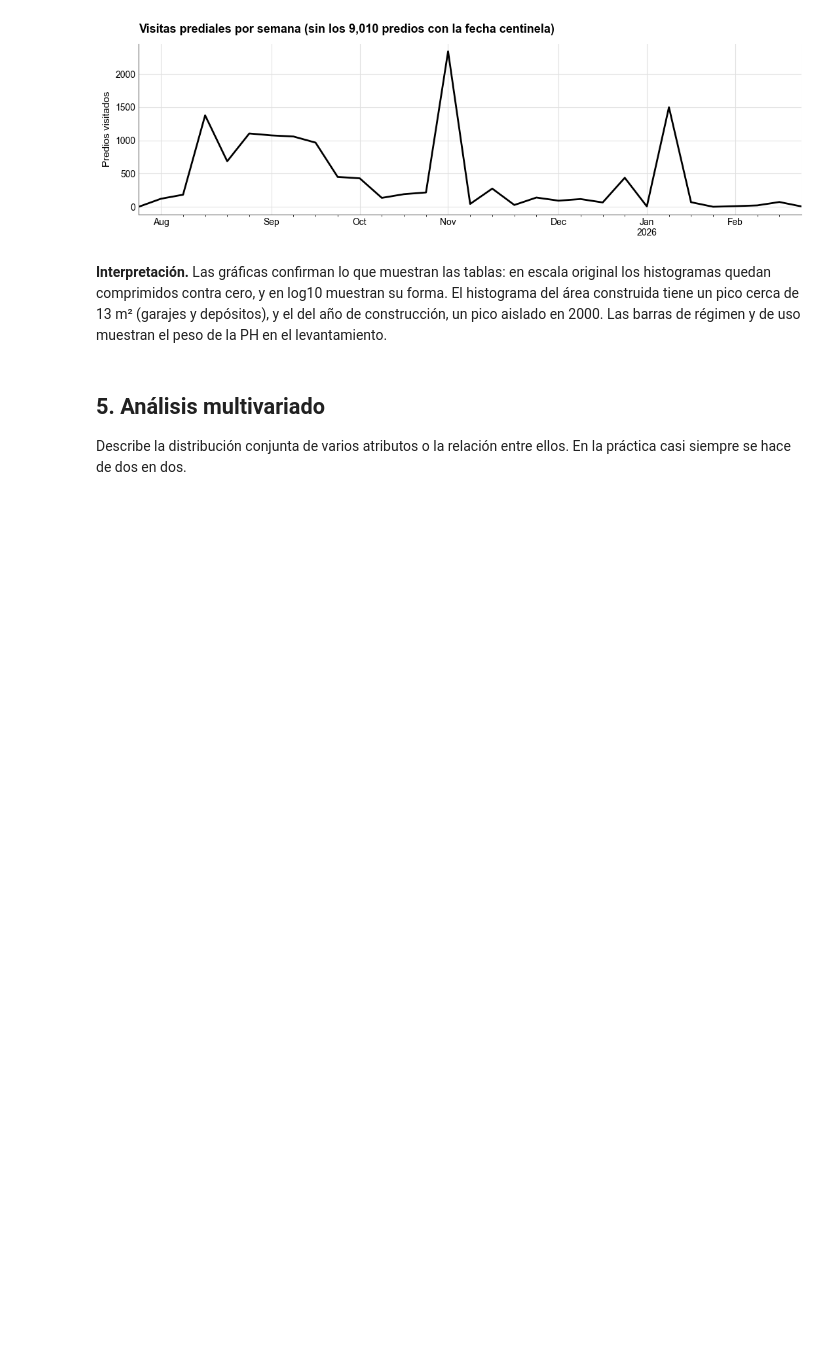
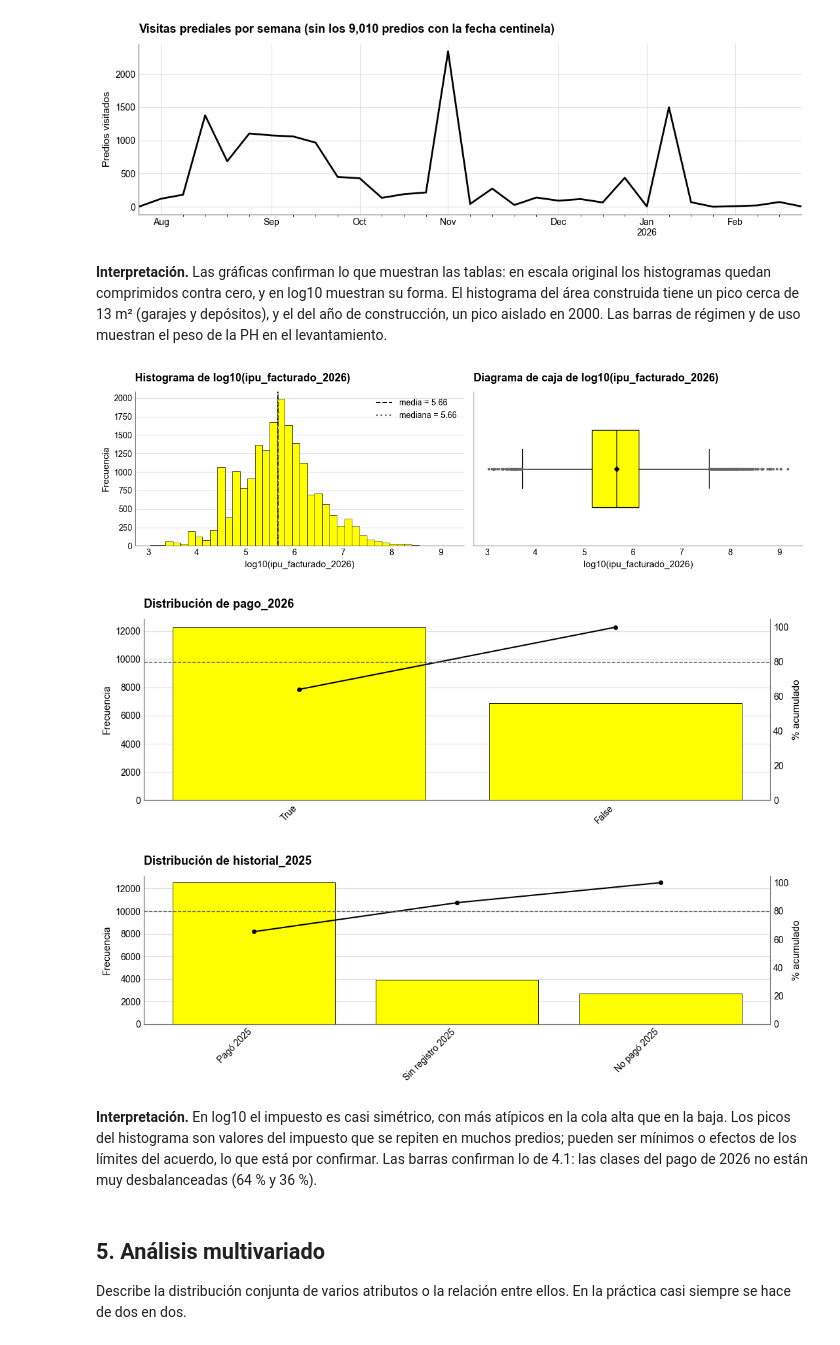
Before and after one commit to Danielfts/proyecto-MINE-ciencia-de-datos, a Jupyter notebook: entrega-1/notebooks/06-entendimiento-de-los-datos.ipynb, the cells around one changed output. Drawn from its saved outputs; the diff is of its cells as text; code cells hidden in the pictures; blank space fills up the shorter version.

```diff
--- a/entrega-1/notebooks/06-entendimiento-de-los-datos.ipynb
+++ b/entrega-1/notebooks/06-entendimiento-de-los-datos.ipynb
@@ -798,0 +839,14 @@ Valores para revisar en la etapa 6: el año 2000, la fecha de visita repetida y
+# %%
+con_ipu = facturados.dropna(subset=["ipu_facturado_2026"])
+resumen_ipu = ue.resumen_numerico(con_ipu, [("ipu_facturado_2026", False), ("ipu_facturado_2026", True)])
+display(resumen_ipu.drop(columns=["mín", "máx", "moda"]))
+
+# Concentración: qué parte del impuesto total paga la cola de los predios con mayor impuesto
+ipu_ordenado = con_ipu["ipu_facturado_2026"].sort_values(ascending=False)
+for cola in [0.01, 0.10]:
+    parte = ipu_ordenado.head(round(cola * len(ipu_ordenado))).sum() / ipu_ordenado.sum()
+    print(f"El {cola:.0%} de los predios con mayor impuesto concentra el {parte:.1%} del impuesto facturado")
+
+for col in ["pago_2026", "historial_2025"]:
+    print(f"=== {col} (predios facturados)")
+    display(ue.frecuencias(facturados[col]))
@@ -863,6 +938,16 @@ plt.tight_layout(); plt.show()
 [figure]
 # %% [markdown]
 **Interpretación.** Las gráficas confirman lo que muestran las tablas: en escala original los histogramas quedan comprimidos contra cero, y en log10 muestran su forma. El histograma del área construida tiene un pico cerca de 13 m² (garajes y depósitos), y el del año de construcción, un pico aislado en 2000. Las barras de régimen y de uso muestran el peso de la PH en el levantamiento.
+# %%
+ue.graficar_numerico(con_ipu, "ipu_facturado_2026", log=True)
+for col in ["pago_2026", "historial_2025"]:
+    ue.graficar_categorico(facturados, col)
+# %% [output]
+[figure, added]
+[figure, added]
+[figure, added]
+# %% [markdown]
+**Interpretación.** En log10 el impuesto es casi simétrico, con más atípicos en la cola alta que en la baja. Los picos del histograma son valores del impuesto que se repiten en muchos predios; pueden ser mínimos o efectos de los límites del acuerdo, lo que está por confirmar. Las barras confirman lo de 4.1: las clases del pago de 2026 no están muy desbalanceadas (64 % y 36 %).
 # %% [markdown]
 <a id="multivariado"></a>
 
```
Also changed, not shown: parts of 21 cells of this notebook.
